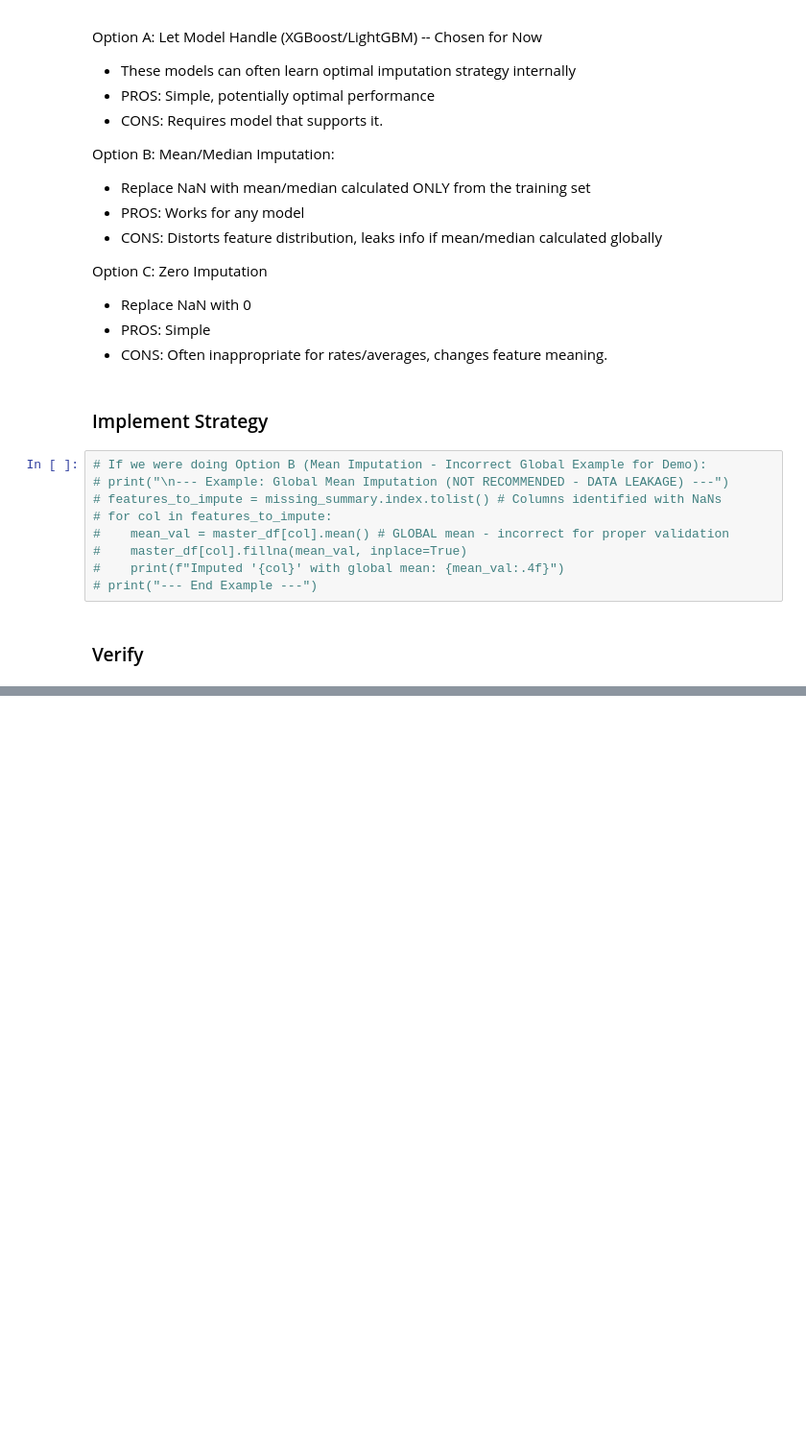
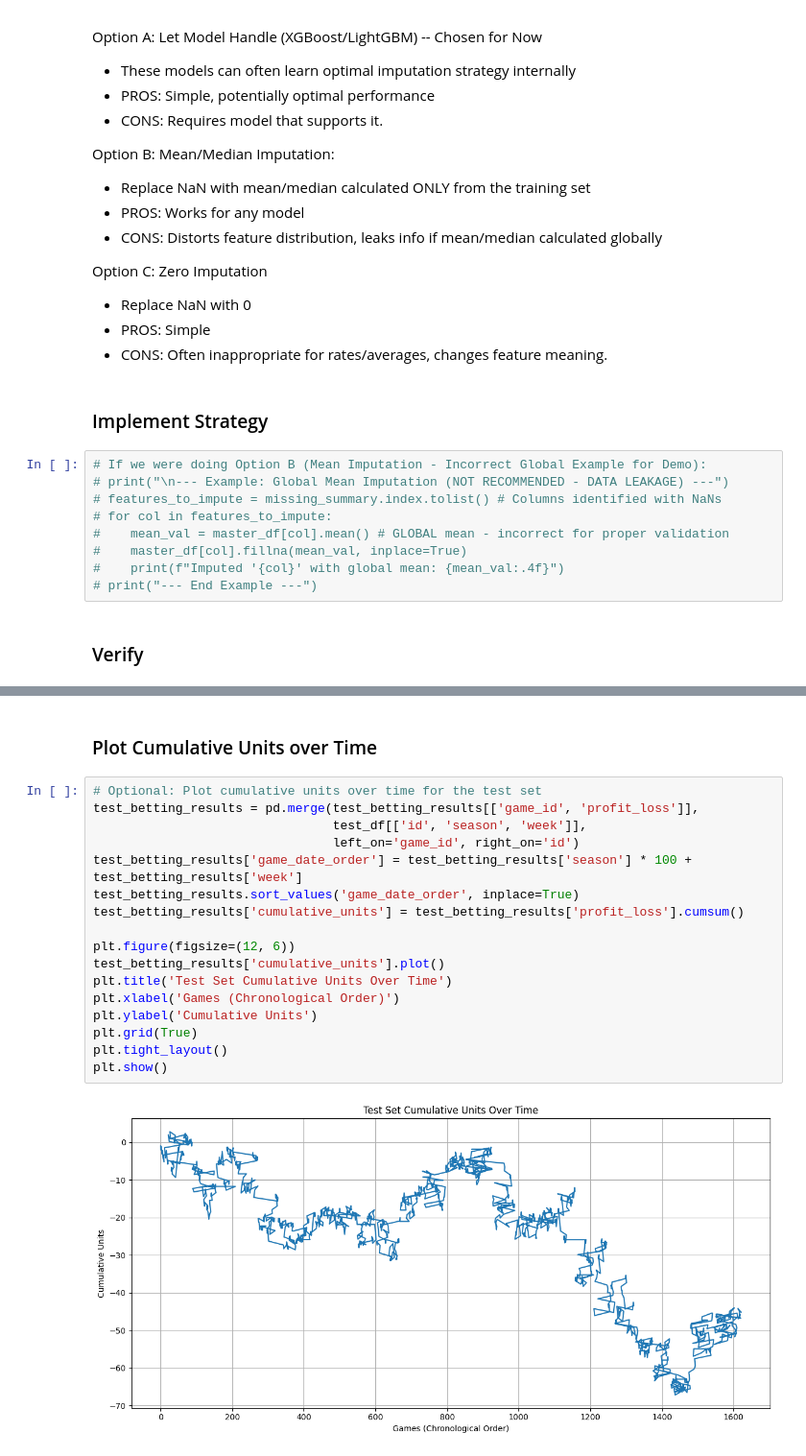
Before and after one commit to qwe740/BettingModels, a Jupyter notebook: Initial_ML_Model.ipynb, the cells around one changed output, grey strips where cells are left out. Shown: that part at 96% size. Cells and saved outputs as stored; diff of their text form; blank space fills up the shorter version.

```diff
--- a/Initial_ML_Model.ipynb
+++ b/Initial_ML_Model.ipynb
@@ -660,0 +1741,21 @@ print("Next Steps: Feature Selection.")
+# %% [markdown]
+### Plot Cumulative Units over Time
+# %%
+# Optional: Plot cumulative units over time for the test set
+test_betting_results = pd.merge(test_betting_results[['game_id', 'profit_loss']],
+                                test_df[['id', 'season', 'week']],
+                                left_on='game_id', right_on='id')
+test_betting_results['game_date_order'] = test_betting_results['season'] * 100 + test_betting_results['week']
+test_betting_results.sort_values('game_date_order', inplace=True)
+test_betting_results['cumulative_units'] = test_betting_results['profit_loss'].cumsum()
+
+plt.figure(figsize=(12, 6))
+test_betting_results['cumulative_units'].plot()
+plt.title('Test Set Cumulative Units Over Time')
+plt.xlabel('Games (Chronological Order)')
+plt.ylabel('Cumulative Units')
+plt.grid(True)
+plt.tight_layout()
+plt.show()
+# %% [output]
+[figure, added]
```
Also changed, not shown: parts of 62 cells of this notebook, 2 other files.
